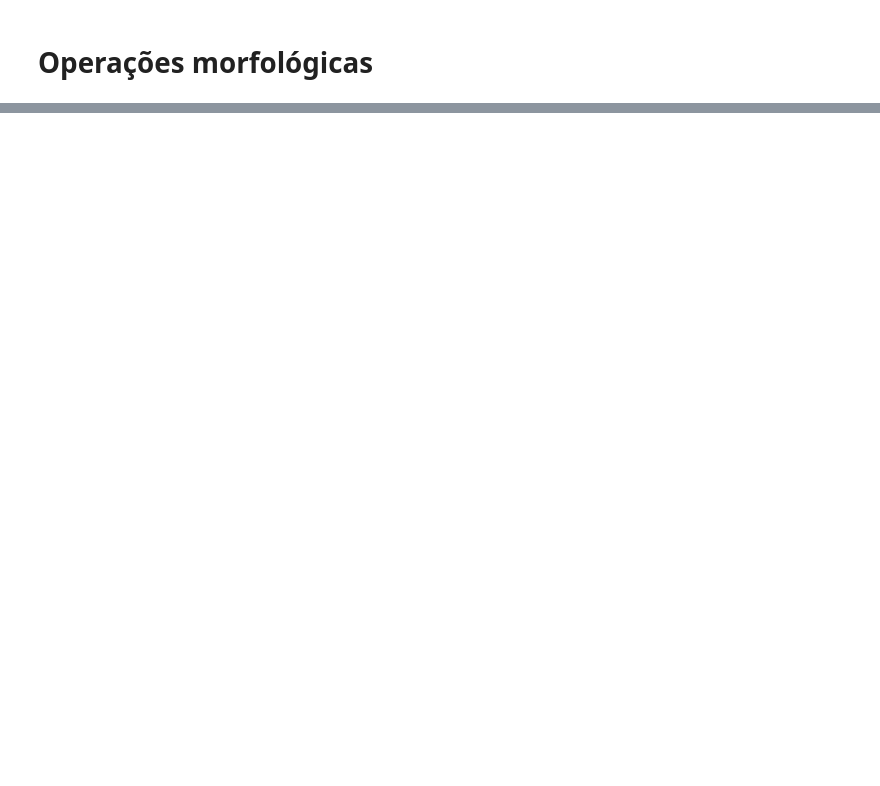
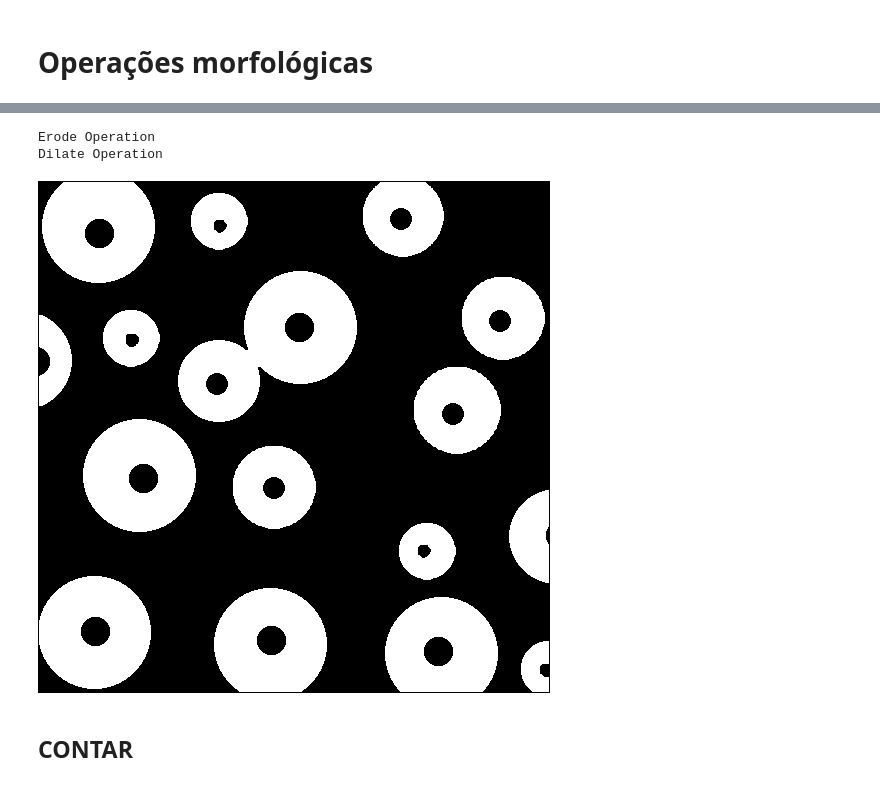
Before and after one commit to hoffera/PDI-Projeto-M2, a Jupyter notebook: Parte_2_–_Segmentação_Morfológica_e_Gap_Filling_para_Contagem_de_Células.ipynb, the cells around one changed output, grey strips where cells are left out. Drawn from its saved outputs; the diff is of its cells as text; code cells hidden in the pictures; blank space fills up the shorter version.

```diff
--- a/Parte_2_–_Segmentação_Morfológica_e_Gap_Filling_para_Contagem_de_Células.ipynb
+++ b/Parte_2_–_Segmentação_Morfológica_e_Gap_Filling_para_Contagem_de_Células.ipynb
@@ -138 +206,16 @@ imagem = 255 - abertura
+# %%
+#Abertura
+
+image_bin = threashold(closed)
+
+erode  = morf_dilate_erode(image_bin, element, padding=True, dilate=False)
+open   = morf_dilate_erode(erode, element, padding=True, dilate=True)
+
+cv2_imshow(open)
+# %% [output]
+Erode Operation
+Dilate Operation
+[figure, added]
+# %% [markdown]
+## CONTAR
 # %%
```
Also changed, not shown: parts of 15 cells of this notebook.
